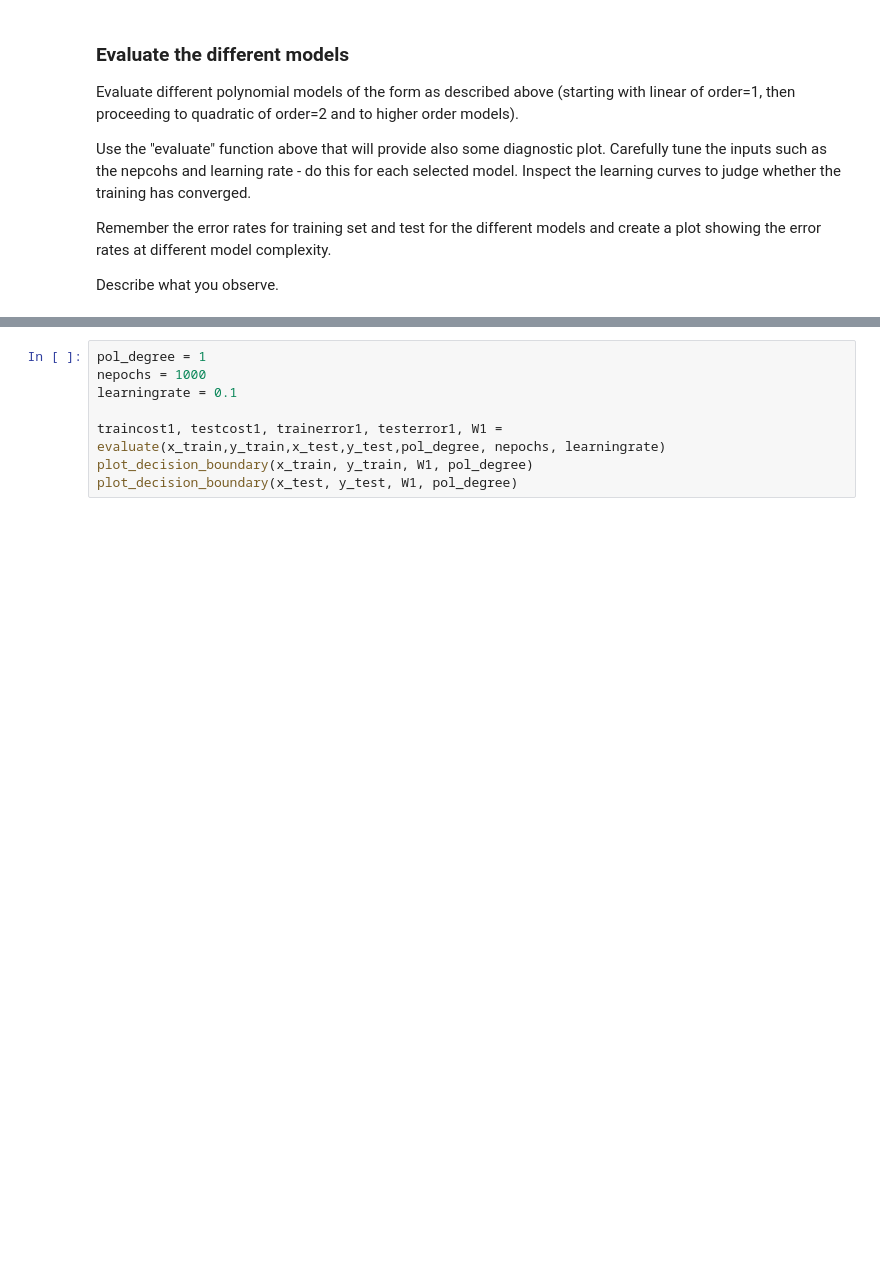
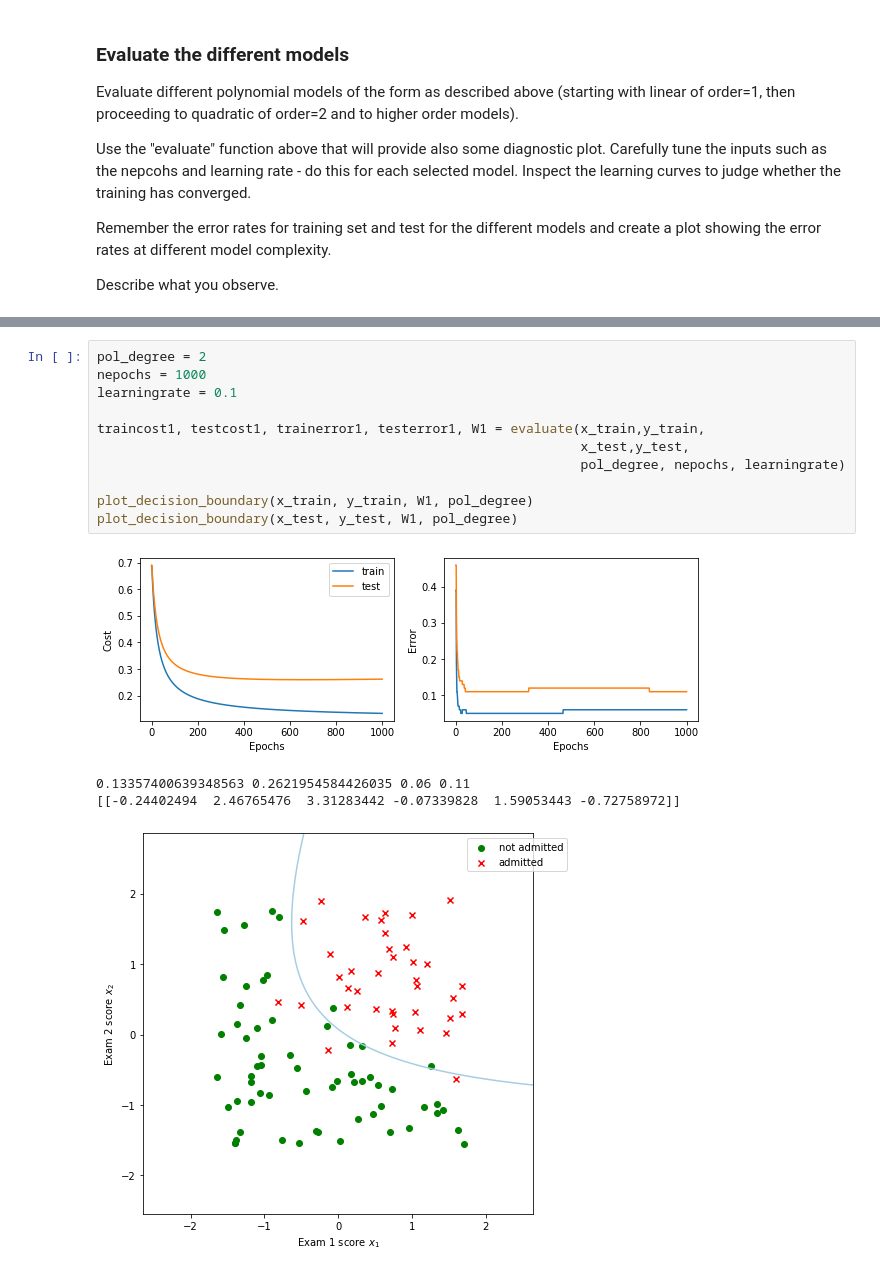
Before and after one commit to codax0r/mse-delearn, a Jupyter notebook: jeh/w4-overfitting_stud.ipynb, the cells around one changed output, grey strips where cells are left out. Saved outputs shown, nothing was run; the diff lists cells and outputs as text; blank space fills up the shorter version.

```diff
--- a/jeh/w4-overfitting_stud.ipynb
+++ b/jeh/w4-overfitting_stud.ipynb
@@ -286,8 +359,16 @@ Describe what you observe.
 # %%
-pol_degree = 1
+pol_degree = 2
 nepochs = 1000
 learningrate = 0.1
 
-traincost1, testcost1, trainerror1, testerror1, W1 = evaluate(x_train,y_train,x_test,y_test,pol_degree, nepochs, learningrate)
+traincost1, testcost1, trainerror1, testerror1, W1 = evaluate(x_train,y_train,
+                                                              x_test,y_test,
+                                                              pol_degree, nepochs, learningrate)
+
 plot_decision_boundary(x_train, y_train, W1, pol_degree)
 plot_decision_boundary(x_test, y_test, W1, pol_degree)
+# %% [output]
+[figure, added]
+0.13357400639348563 0.2621954584426035 0.06 0.11
+[[-0.24402494  2.46765476  3.31283442 -0.07339828  1.59053443 -0.72758972]]
+[figure, added]
```
Also changed, not shown: parts of 23 cells of this notebook, 1 other file.
